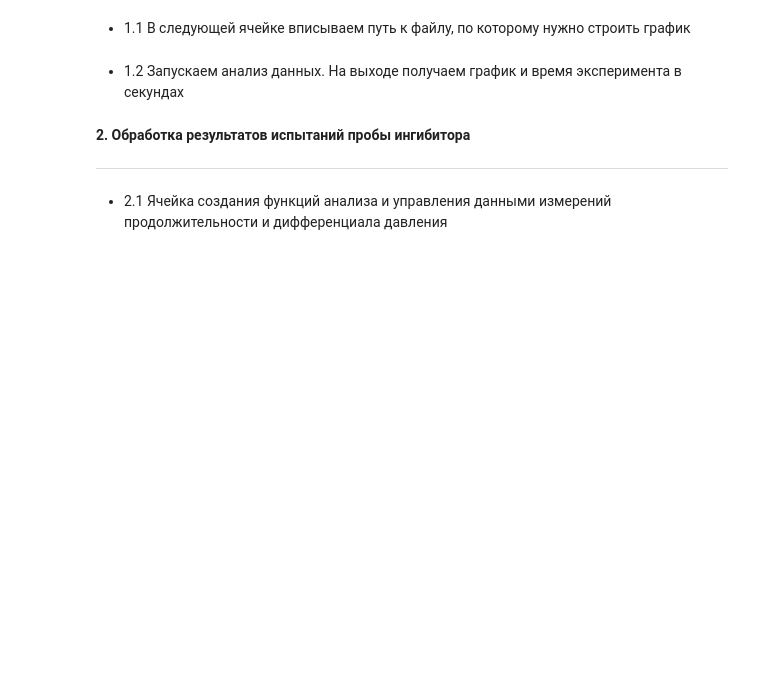
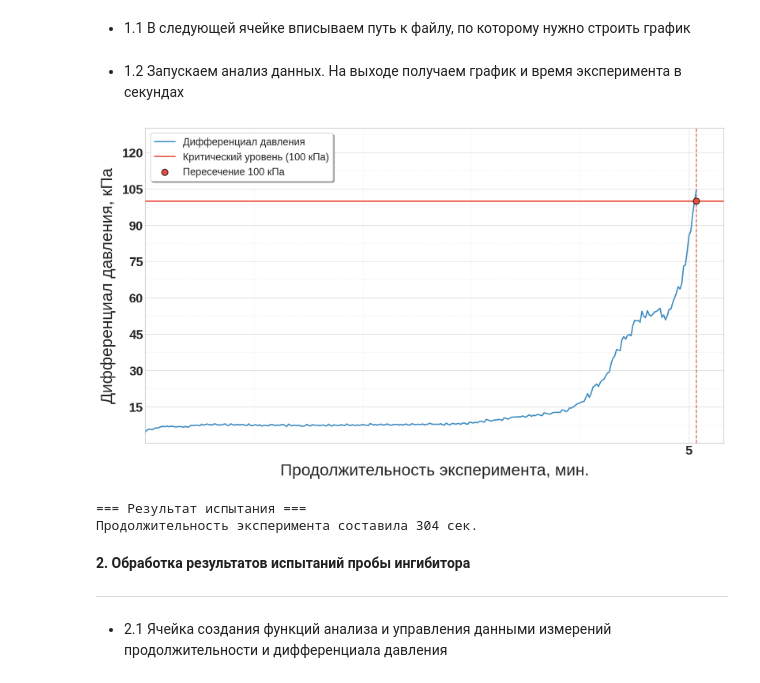
Before and after one commit to Psevdopolughirnikot/-ITC-MTPBN-, a Jupyter notebook: Графики_работы_ингибиторов.ipynb, the cells around one changed output. Drawn from its saved outputs; the diff is of its cells as text; code cells hidden in the pictures; blank space fills up the shorter version.

```diff
--- a/Графики_работы_ингибиторов.ipynb
+++ b/Графики_работы_ингибиторов.ipynb
@@ -35,7 +33,7 @@ Drive already mounted at /content/drive; to attempt to forcibly remount, call dr
 * 1.1 В следующей ячейке вписываем путь к файлу, по которому нужно строить график
 # %%
 # Здесь вставить путь с гугл диска к файлу с данными измерения
-url = '/content/drive/MyDrive/' # Скопировать и вставить путь к файлу на подключенном Диске
+url = '/content/drive/MyDrive/Анализатор солеотложений/ингибиторы от Маши/holostaya  6,5 g l (1) 110C.csv' # Скопировать и вставить путь к файлу на подключенном Диске
 # %% [markdown]
 * 1.2 Запускаем анализ данных. На выходе получаем график и время эксперимента в секундах
 # %%
@@ -43,7 +41,8 @@ url = '/content/drive/MyDrive/' # Скопировать и вставить п
 # Анализ данных с аппарата DSL (PMAC)
 
 """
-В данном блоке фиксируется время достижения критической отметки дифференциала давления при анализе холостой пробы, переводится в целочисленной значение и записывается в переменную crit_time_seconds
+В данном блоке фиксируется время достижения критической отметки дифференциала давления при анализе холостой пробы,
+переводится в целочисленной значение и записывается в переменную crit_time_seconds
 Переменная crit_time_seconds в дальнейшем будет использована для расчёта эффективности работы ингибитора
 """
 df = pd.read_csv(url, parse_dates=['Local_Time'])
@@ -109,33 +108,39 @@ ax.yaxis.set_minor_locator(ticker.AutoMinorLocator(2))
 ax.tick_params(axis='both', labelsize=20)
 for label in ax.get_xticklabels() + ax.get_yticklabels():
     label.set_weight('bold')
 
 def hide_zero(x, pos):
     return "" if x == 0 else f"{x:.0f}"
 
 ax.xaxis.set_major_formatter(ticker.FuncFormatter(hide_zero))
 ax.yaxis.set_major_formatter(ticker.FuncFormatter(hide_zero))
 
 # Отметка пересечения критической линии
 cross_100 = df[df['dP_kPa'] >= 100]
 if not cross_100.empty:
     first_cross = cross_100.iloc[0]['Time_min']
     plt.scatter(first_cross, 100, s=100, zorder=20,
                 color='#e74c3c', edgecolor='black',
                 label='Пересечение 100 кПа')
 
 # Установка максимального значения оси Y
 plt.ylim(0, 130)
 
 # Легенда и дополнительные элементы
 plt.legend(fontsize=16, loc='upper left', frameon=True, shadow=True)
 plt.grid(True, which='minor', linestyle=':', alpha=0.4)
 plt.grid(True, which='major', linestyle='-', alpha=0.7)
 
 # Создание графика эксперимента
 plt.tight_layout()
 plt.savefig('pressure_analysis.png', dpi=300, bbox_inches='tight')
 plt.show()
+print(f"=== Результат испытания ===")
+print(f"Продолжительность эксперимента составила {crit_time_seconds} сек.")
+# %% [output]
+[figure, added]
+=== Результат испытания ===
+Продолжительность эксперимента составила 304 сек.
 # %% [markdown]
 **2. Обработка результатов испытаний пробы ингибитора**
 
```
Also changed, not shown: parts of 5 cells of this notebook.
